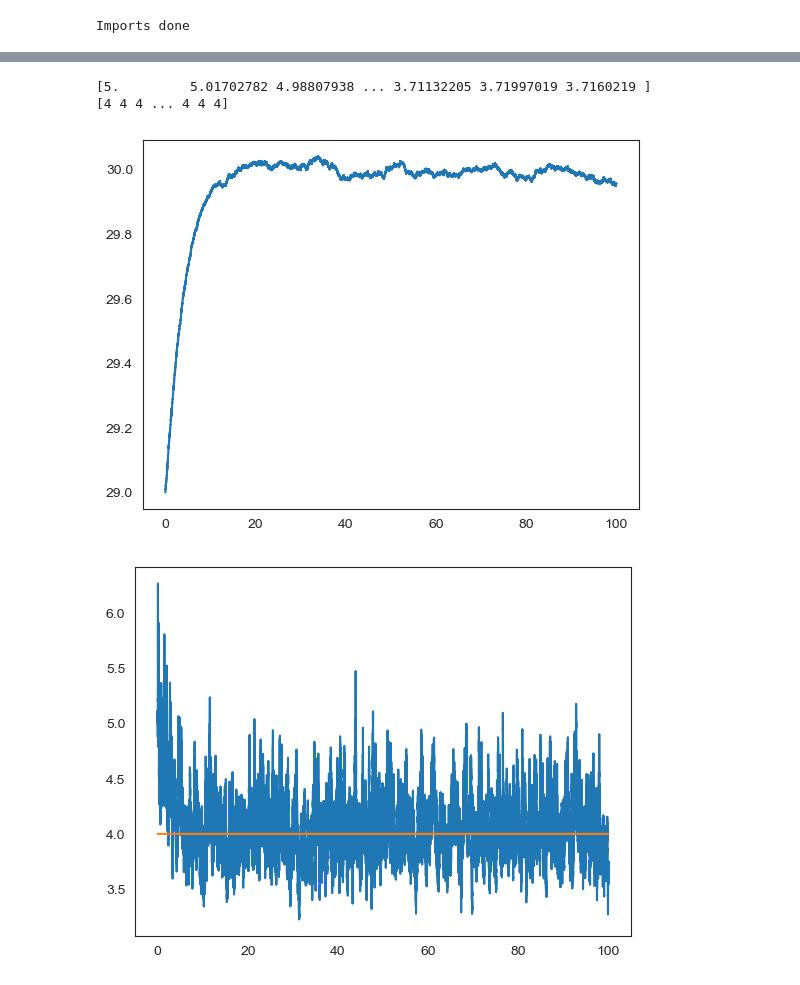
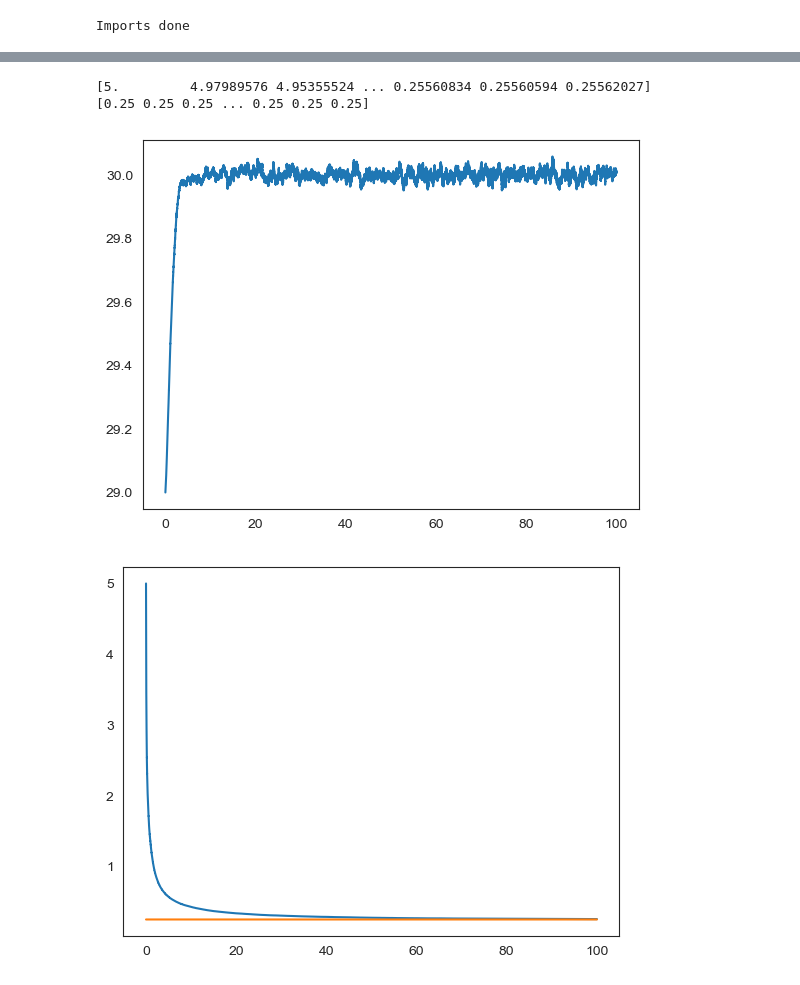
Before and after one commit to sebastiaan116/Affective-Active-Inference, a Jupyter notebook: Noise_test.ipynb, the cells around one changed output, grey strips where cells are left out. Cells and saved outputs as stored; diff of their text form; code cells hidden in the pictures.

```diff
--- a/Noise_test.ipynb
+++ b/Noise_test.ipynb
@@ -65,7 +65,7 @@ T = 100+dt; # maximum time considered
 t = np.arange(0,T,dt)
 N= t.size #Amount of data points
 v = 30
-std_noise = 2
+std_noise = 0.5
 variantie = 1
 
 x = np.zeros(N)
@@ -76,34 +76,34 @@ omega = np.zeros(N)
 sigma = np.zeros(N)
 omega[0] = 0.2
 mu[0]= 29
 std = np.zeros(N)
 
 for i in np.arange(0,N-1):
     x[i] = v + np.random.randn(1)*std_noise
     sigma[i] = 1/omega[i]
 
     e[i] = x[i] - mu[i]
 
     domega = 0.5*(1/omega[i] - e[i]**2)
     omega[i+1] = omega[i] + dt*domega
 
     dmu = omega[i]*e[i]
 
     mu[i+1] = mu[i] + dt*dmu
     sigma[i+1] =1/ omega[i+1]
 
 
 plt.plot(t,mu)
 plt.figure()
 plt.plot(t,sigma)
 plt.plot(t,var)
 
 print(sigma)
 variance(x)
 
 print(var)
 # %% [output]
-[5.         5.01702782 4.98807938 ... 3.71132205 3.71997019 3.7160219 ]
-[4 4 4 ... 4 4 4]
+[5.         4.97989576 4.95355524 ... 0.25560834 0.25560594 0.25562027]
+[0.25 0.25 0.25 ... 0.25 0.25 0.25]
-[figure, old version]
+[figure, new version]
-[figure, old version]
+[figure, new version]
```
Also changed, not shown: parts of 1 cell of this notebook, 1 other file.
